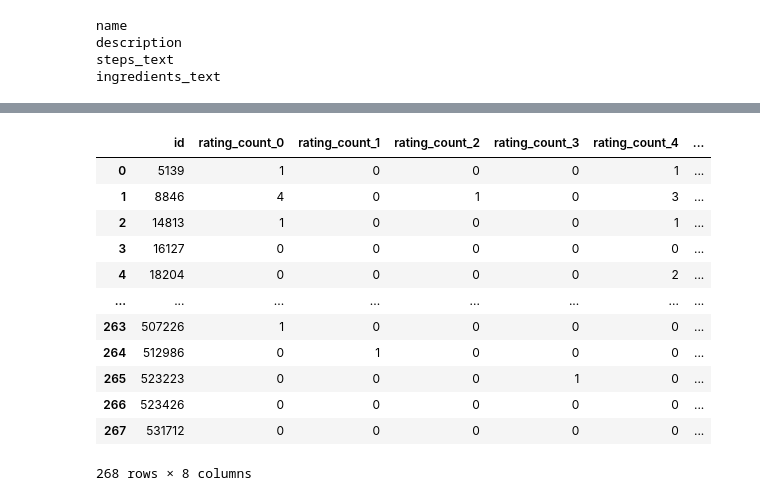
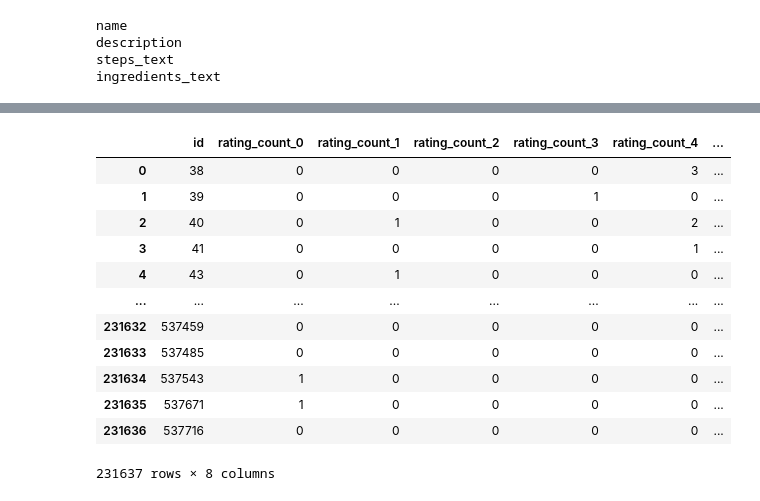
Before and after one commit to xfactotum/MSDS498_Proj, a Jupyter notebook: notebooks/Recipe Simple Embedding Data Setup.ipynb, the cells around one changed output, grey strips where cells are left out. Cells and saved outputs as stored; diff of their text form; code cells hidden in the pictures.

```diff
--- a/notebooks/Recipe Simple Embedding Data Setup.ipynb
+++ b/notebooks/Recipe Simple Embedding Data Setup.ipynb
@@ -105,28 +93,28 @@ review_data
 # %%
 # Load in the review data and join it to the encoded data
-review_data = pd.read_csv("/media/michael/Delta/Data/Data_Science_Masters/MSDS_498/RAW_interactions.csv", nrows=1000)
+review_data = pd.read_csv("/media/michael/Delta/Data/Data_Science_Masters/MSDS_498/RAW_interactions.csv")
 review_summary = review_data.groupby(['recipe_id']).rating.value_counts().unstack(fill_value=0)
 review_summary.columns = ["rating_count_" + str(x) for x in review_summary.columns]
 review_summary['rating_count_total'] = review_summary.sum(axis=1)
 review_summary.reset_index(inplace=True)
 review_summary = review_summary.rename({
     "recipe_id": "id"
 }, axis=1)
 review_summary
 # %% [output]
 |  | id | rating_count_0 | rating_count_1 | rating_count_2 | rating_count_3 | rating_count_4 | ... |
-| 0 | 5139 | 1 | 0 | 0 | 0 | 1 | ... |
-| 1 | 8846 | 4 | 0 | 1 | 0 | 3 | ... |
-| 2 | 14813 | 1 | 0 | 0 | 0 | 1 | ... |
-| 3 | 16127 | 0 | 0 | 0 | 0 | 0 | ... |
-| 4 | 18204 | 0 | 0 | 0 | 0 | 2 | ... |
+| 0 | 38 | 0 | 0 | 0 | 0 | 3 | ... |
+| 1 | 39 | 0 | 0 | 0 | 1 | 0 | ... |
+| 2 | 40 | 0 | 1 | 0 | 0 | 2 | ... |
+| 3 | 41 | 0 | 0 | 0 | 0 | 1 | ... |
+| 4 | 43 | 0 | 1 | 0 | 0 | 0 | ... |
 | ... | ... | ... | ... | ... | ... | ... | ... |
-| 263 | 507226 | 1 | 0 | 0 | 0 | 0 | ... |
-| 264 | 512986 | 0 | 1 | 0 | 0 | 0 | ... |
-| 265 | 523223 | 0 | 0 | 0 | 1 | 0 | ... |
-| 266 | 523426 | 0 | 0 | 0 | 0 | 0 | ... |
-| 267 | 531712 | 0 | 0 | 0 | 0 | 0 | ... |
+| 231632 | 537459 | 0 | 0 | 0 | 0 | 0 | ... |
+| 231633 | 537485 | 0 | 0 | 0 | 0 | 0 | ... |
+| 231634 | 537543 | 1 | 0 | 0 | 0 | 0 | ... |
+| 231635 | 537671 | 1 | 0 | 0 | 0 | 0 | ... |
+| 231636 | 537716 | 0 | 0 | 0 | 0 | 0 | ... |
-268 rows × 8 columns
+231637 rows × 8 columns
 # %%
 rating_cols = ["rating_count_0", "rating_count_1", "rating_count_2", "rating_count_3", "rating_count_4", "rating_count_5", "rating_count_total"]
 data = data.drop([x for x in rating_cols if x in data.columns], axis=1)
```
Also changed, not shown: parts of 5 cells of this notebook.
